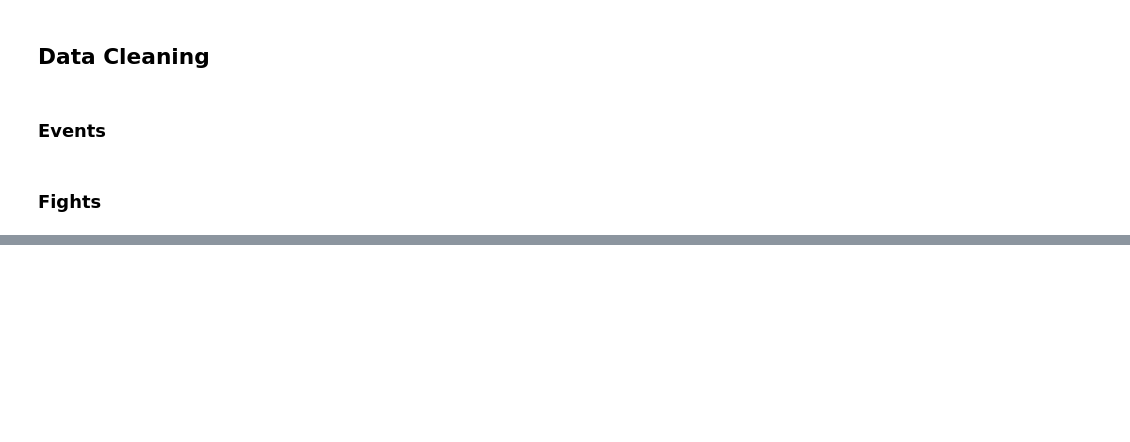
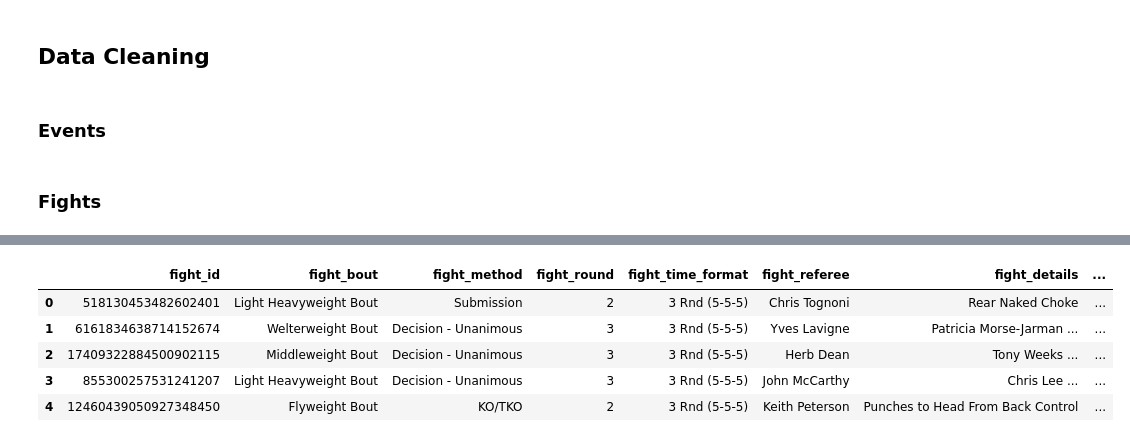
Before and after one commit to alancmathew/ufc-fight-predictor, a Jupyter notebook: nbs/02_cleanse.ipynb, the cells around one changed output, grey strips where cells are left out. Cells and saved outputs as stored; diff of their text form; code cells hidden in the pictures; blank space fills up the shorter version.

Commit message:
cleaned fights data

```diff
--- a/nbs/02_cleanse.ipynb
+++ b/nbs/02_cleanse.ipynb
@@ -37,7 +50,7 @@ upcoming_events = clean_events(pd.read_csv(filepath))
 # %% [markdown]
 ### Fights
 # %%
-filepath = os.path.join(dir_dict["raw_csv"], "completed_fights_data.csv")
-df = pd.read_csv(filepath)
-to_drop = [col for col in df.columns if "Details:" in col]
-df = df.drop(to_drop, axis=1)
+filepath = os.path.join(dir_dict["raw_csv"], "completed_fights.csv")
+with warnings.catch_warnings():
+    warnings.simplefilter("ignore")
+    df = pd.read_csv(filepath)
@@ -54,6 +56,0 @@ df2 = df2.drop(fighter1_cols, axis=1)
-# %%
-df.columns = lmap(lambda col: col.replace("Fighter1_",""), df.columns)
-df.columns = lmap(lambda col: col.replace("Fighter1","Fighter"), df.columns)
-
-df2.columns = lmap(lambda col: col.replace("Fighter2_",""), df2.columns)
-df2.columns = lmap(lambda col: col.replace("Fighter2","Fighter"), df2.columns)
@@ -61,0 +57,9 @@ df = pd.concat([df, df2], axis=0)
+# %%
+def join_weight_class(df):
+    filepath = os.path.join(dir_dict["raw_csv"], "completed_fight_urls_weightclasses.csv")
+    wc_df = pd.read_csv(filepath)
+    wc_df["Fight ID"] = \
+            wc_df["Fight Url"].map(lambda s: os.path.split(s)[1])
+    df = df.merge(wc_df.drop("Fight Url", axis=1), on="Fight ID", how="left")
+
+    return df
@@ -61,0 +186,4 @@ df = pd.concat([df, df2], axis=0)
+# %%
+df = clean_fights(df)
+filepath = os.path.join(dir_dict["clean"], "completed_fights.parquet")
+df.to_parquet(filepath)
@@ -62,3 +201,12 @@ df = pd.concat([df, df2], axis=0)
+# %%
+df.head()
+# %% [output]
+|  | fight_id | fight_bout | fight_method | fight_round | fight_time_format | fight_referee | fight_details | ... |
+| 0 | 518130453482602401 | Light Heavyweight Bout | Submission | 2 | 3 Rnd (5-5-5) | Chris Tognoni | Rear Naked Choke | ... |
+| 1 | 6161834638714152674 | Welterweight Bout | Decision - Unanimous | 3 | 3 Rnd (5-5-5) | Yves Lavigne | Patricia Morse-Jarman ... | ... |
+| 2 | 17409322884500902115 | Middleweight Bout | Decision - Unanimous | 3 | 3 Rnd (5-5-5) | Herb Dean | Tony Weeks ... | ... |
+| 3 | 855300257531241207 | Light Heavyweight Bout | Decision - Unanimous | 3 | 3 Rnd (5-5-5) | John McCarthy | Chris Lee ... | ... |
+| 4 | 12460439050927348450 | Flyweight Bout | KO/TKO | 2 | 3 Rnd (5-5-5) | Keith Peterson | Punches to Head From Back Control | ... |
 # %%
 df.shape
 # %% [output]
```
Also changed, not shown: parts of 16 cells of this notebook, 5 other files.
